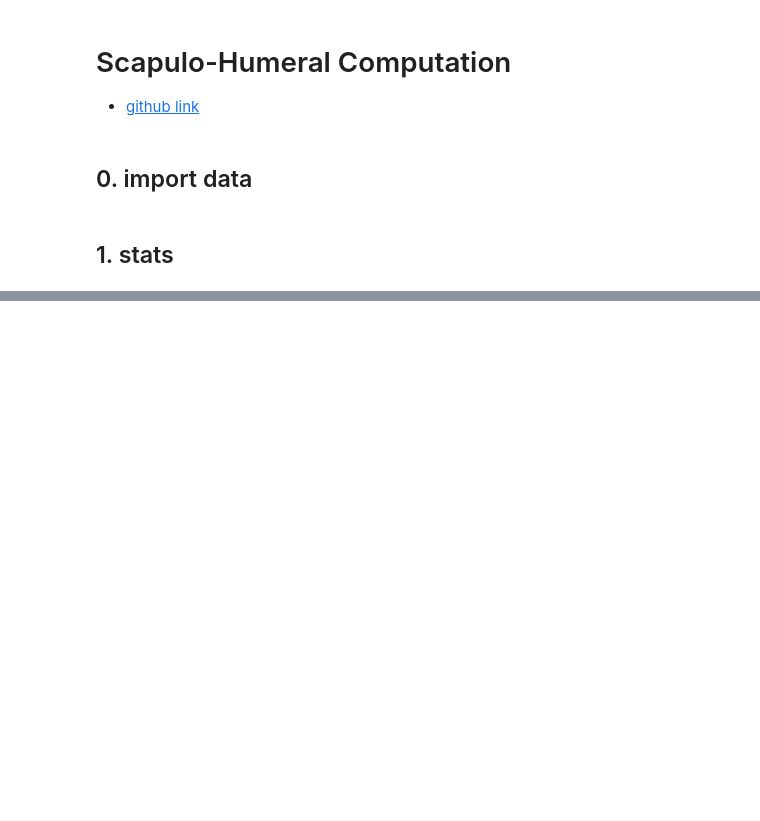
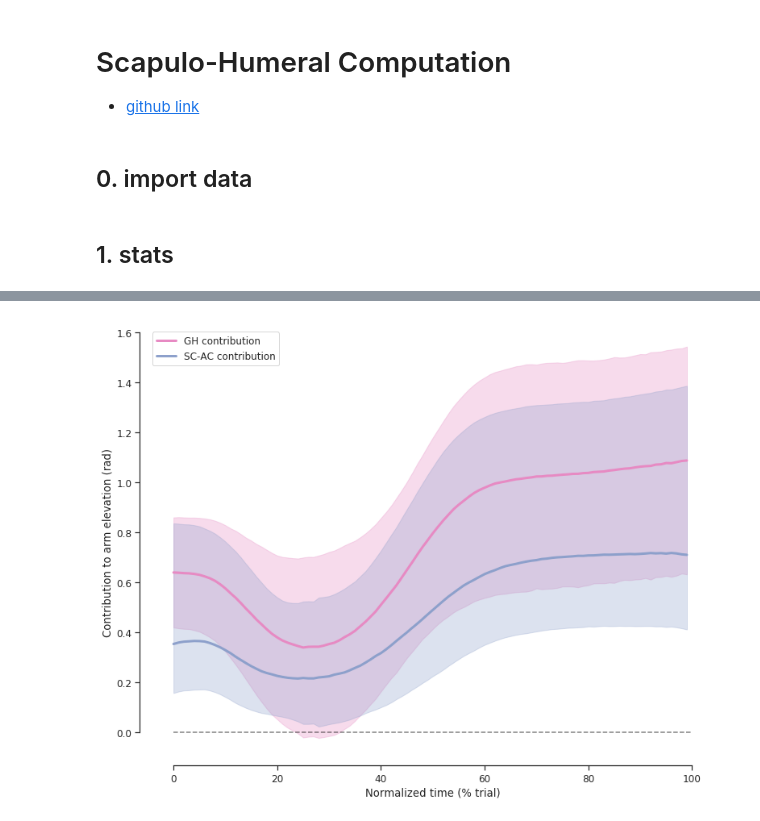
Before and after one commit to romainmartinez/SHR, a Jupyter notebook: 1_spm.ipynb, the cells around one changed output, grey strips where cells are left out. Drawn from its saved outputs; the diff is of its cells as text; code cells hidden in the pictures; blank space fills up the shorter version.

Commit message:
contributions

```diff
--- a/1_spm.ipynb
+++ b/1_spm.ipynb
@@ -232,0 +162,39 @@ plt.show()
+# %%
+contrib_gh, contrib_scac = [mat[i][0][0] for i in ['contrib_gh', 'contrib_scac']]
+
+colors = {
+    'WR-EL': '#fc8d62ff',
+    'GH': '#e78ac3ff',
+    'SC-AC': '#8da0cbff',
+    'RoB': '#66c2a5ff'
+}
+
+fig, ax = plt.subplots(figsize=(11, 8.5))
+
+mean_contrib_gh = np.nanmean(contrib_gh, axis=0)
+std_contrib_gh = np.nanstd(contrib_gh, axis=0)
+mean_contrib_scac = np.nanmean(contrib_scac, axis=0)
+std_contrib_scac = np.nanstd(contrib_scac, axis=0)
+
+plt.plot(mean_contrib_gh, color=colors['GH'], label='GH contribution', linewidth=3)
+ax.fill_between(np.arange(0, 100), y1=mean_contrib_gh - std_contrib_gh, y2=mean_contrib_gh + std_contrib_gh, color=colors['GH'], alpha=.3)
+
+plt.plot(mean_contrib_scac, color=colors['SC-AC'], label='SC-AC contribution', linewidth=3)
+ax.fill_between(np.arange(0, 100), y1=mean_contrib_scac - std_contrib_scac, y2=mean_contrib_gh + std_contrib_scac, color=colors['SC-AC'], alpha=.3)
+
+plt.plot([0, 100], [0, 0], linestyle='--', alpha=.5, color='k')
+
+ax.set_ylabel('Contribution to arm elevation (rad)')
+ax.set_xlabel('Normalized time (% trial)')
+ax.xaxis.set_ticks(np.linspace(0, 100, num=6))
+# ax.yaxis.set_ticks(np.linspace(0.5, 4, num=8))
+ax.legend(loc='upper left')
+
+sns.despine(offset=10, trim=True)
+fig.tight_layout()
+
+fig.savefig(f'./share/fig/rhythm.pdf', transparent=True)
+
+plt.show()
+# %% [output]
+[figure, added]
```
Also changed, not shown: parts of 9 cells of this notebook, 5 other files.
